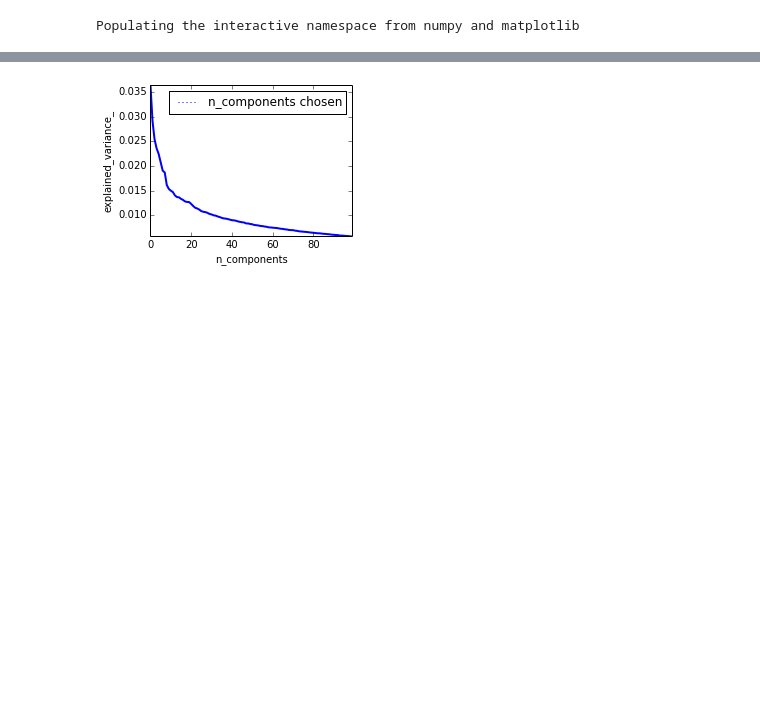
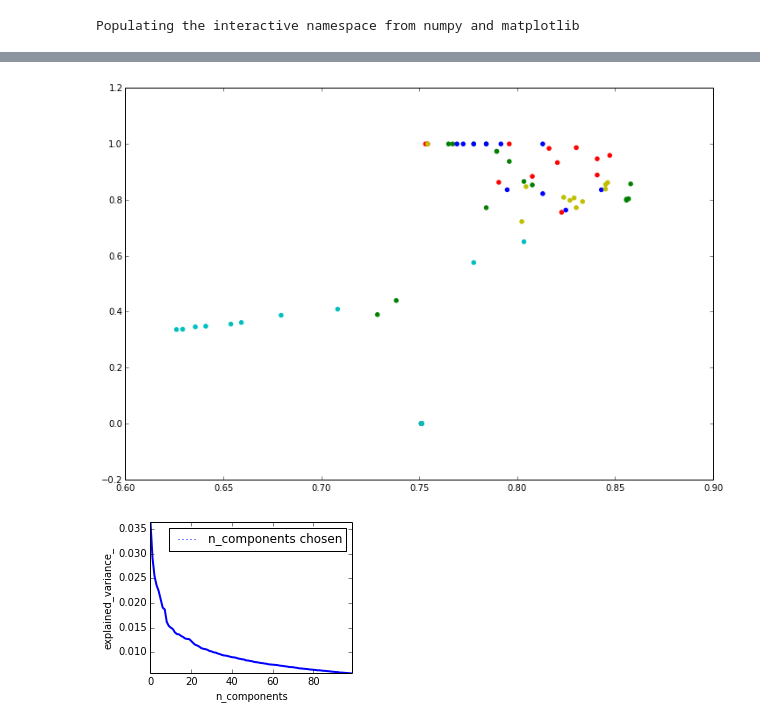
Before and after one commit to jacobboy/spring14, a Jupyter notebook: Graphin.ipynb, the cells around one changed output, grey strips where cells are left out. Cells and saved outputs as stored; diff of their text form; code cells hidden in the pictures; blank space fills up the shorter version.

```diff
--- a/Graphin.ipynb
+++ b/Graphin.ipynb
@@ -33,3 +86,10 @@ reload(methods)
+# %%
+plt.figure(figsize=(12,8))
+for c, clf in zip('gbryc', [rf, svcl, svcrbf, logit, nb]):
+    plt.scatter(clf['acc'], clf['prec'], color=c, label=clf['name'])
+plt.show()
+# %% [output]
+[figure, added]
 # %%
 pca1 = np.load('data/PCA100')
 pca6 = np.load('data/PCA6')
```
Also changed, not shown: parts of 5 cells of this notebook, 1 other file.
